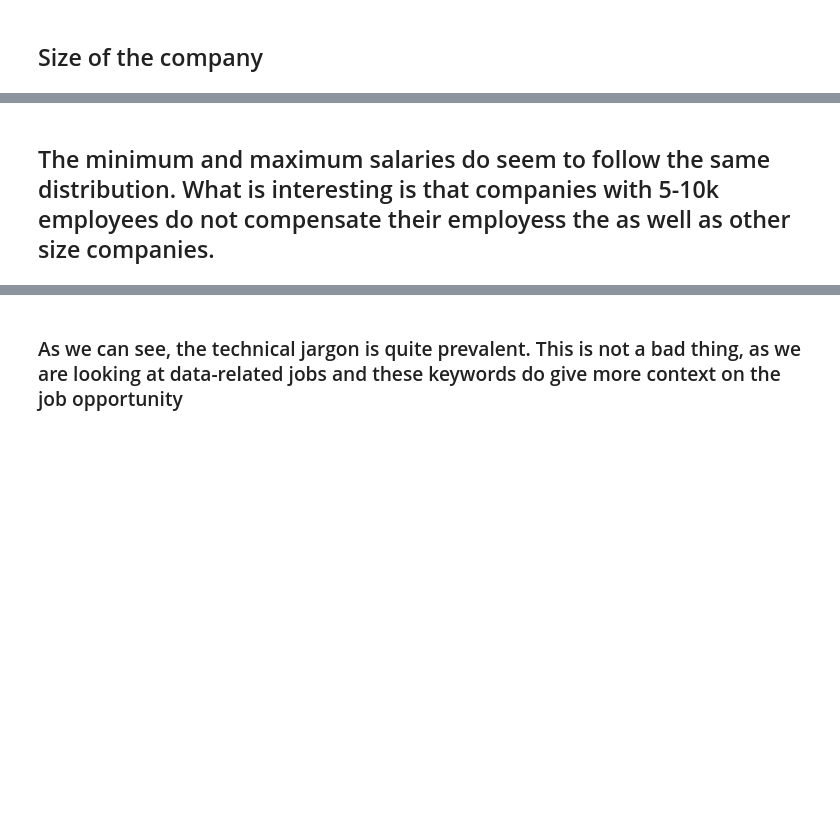
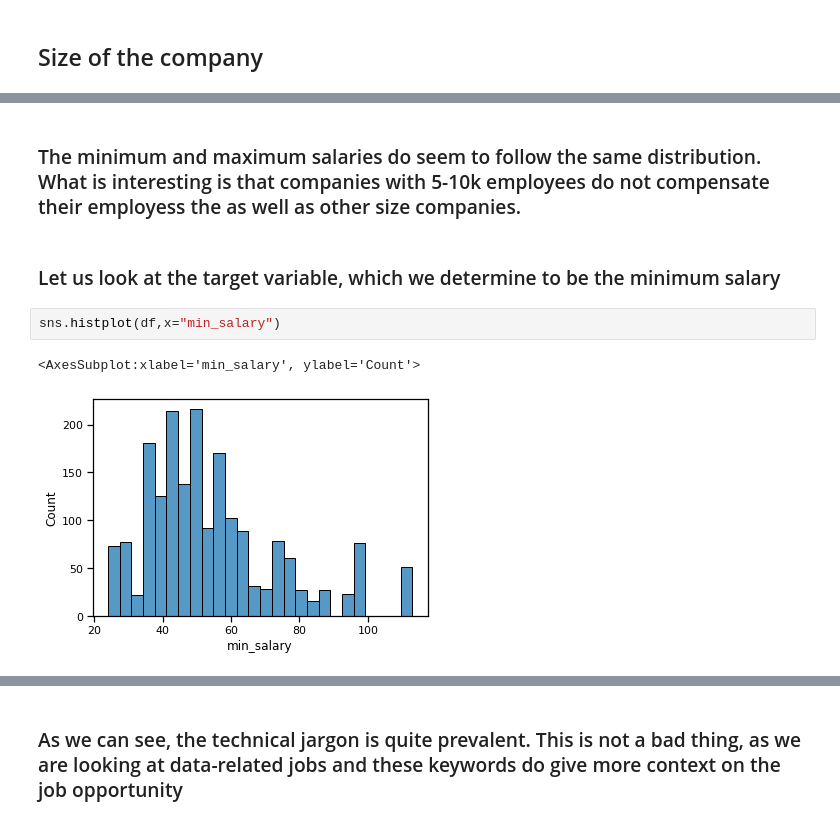
Before and after one commit to johmakinen/Data-related-salaries, a Jupyter notebook: src/EDA/EDA.ipynb, the cells around one changed output, grey strips where cells are left out. Saved outputs shown, nothing was run; the diff lists cells and outputs as text; blank space fills up the shorter version.

Commit message:
Some EDA and binning of targets

```diff
--- a/src/EDA/EDA.ipynb
+++ b/src/EDA/EDA.ipynb
@@ -93,2 +95,9 @@ plot_salary_dist(df,dim="Size",min_or_max="max_salary")
 # %% [markdown]
-## The minimum and maximum salaries do seem to follow the same distribution. What is interesting is that companies with 5-10k employees do not compensate their employess the as well as other size companies.
+### The minimum and maximum salaries do seem to follow the same distribution. What is interesting is that companies with 5-10k employees do not compensate their employess the as well as other size companies.
+# %% [markdown]
+### Let us look at the target variable, which we determine to be the minimum salary
+# %%
+sns.histplot(df,x="min_salary")
+# %% [output]
+<AxesSubplot:xlabel='min_salary', ylabel='Count'>
+[figure, added]
```
Also changed, not shown: parts of 16 cells of this notebook.
